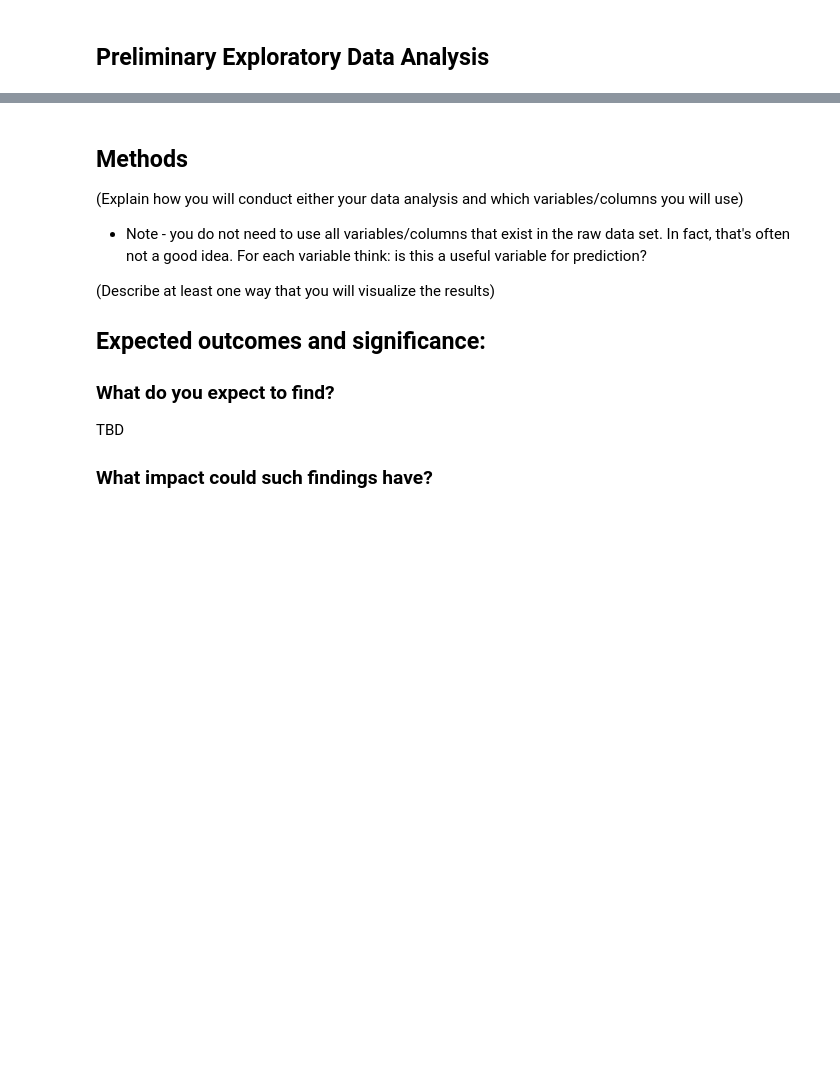
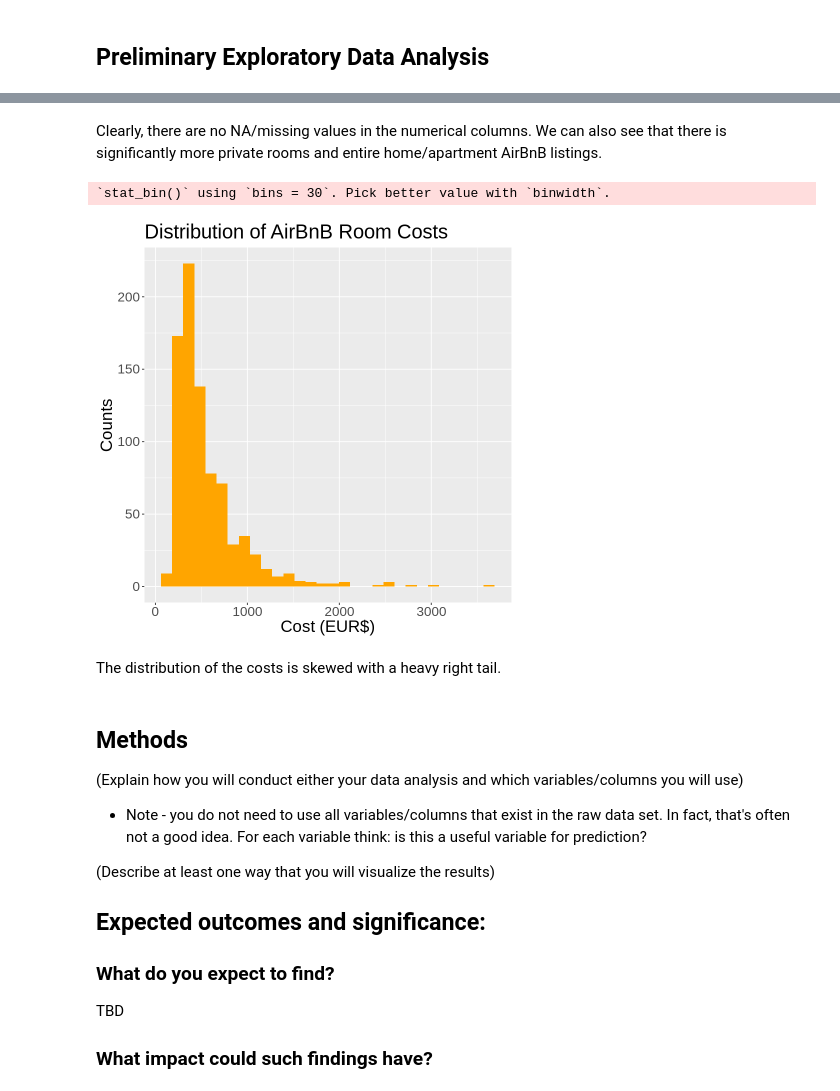
Before and after one commit to Z0rb14n/DSCI-100-Project, a Jupyter notebook: ProjectProposal.ipynb, the cells around one changed output, grey strips where cells are left out. Drawn from its saved outputs; the diff is of its cells as text; code cells hidden in the pictures; blank space fills up the shorter version.

Commit message:
Table/Plot

```diff
--- a/ProjectProposal.ipynb
+++ b/ProjectProposal.ipynb
@@ -23,7 +40,7 @@ ERROR: Error in open.connection(structure(5L, class = c("curl", "connection"), c
 amsterdam_weekdays_clean <- amsterdam_weekdays |>
     select(-1) |>
 # according to https://zenodo.org/record/4446043#.Y9Y9ENJBwUE these columns are dummies:
-    select(-room_private, -room_shared, -host_is_superhost, -multi, -biz) |>
+    select(-room_private, -room_shared) |>
 # apparently these are already scaled to [0,100] - drop the duplicate
     select(-attr_index, -rest_index) |>
     mutate(room_type = as_factor(room_type)) |>
@@ -43 +77,5 @@ ERROR: Error in select(amsterdam_weekdays, -1): object 'amsterdam_weekdays' not
+# %%
+amsterdam_weekdays_split <- initial_split(amsterdam_weekdays_clean, prop = 0.75, strata = room_type)
+amsterdam_weekdays_training <- training(amsterdam_weekdays_split)
+amsterdam_weekdays_testing <- testing(amsterdam_weekdays_split)
 # %%
@@ -45,5 +101,15 @@ ERROR: Error in select(amsterdam_weekdays, -1): object 'amsterdam_weekdays' not
+# %% [markdown]
+Clearly, there are no NA/missing values in the numerical columns. We can also see that there is significantly more private rooms and entire home/apartment AirBnB listings.
 # %%
-# Visualize training data
+ggplot(amsterdam_weekdays_training, aes(x=cost)) +
+    geom_histogram(fill="orange") +
+    labs(x="Cost (EUR$)", y="Counts", title="Distribution of AirBnB Room Costs") +
+    theme(text = element_text(size = 20))
+# %% [output]
+`stat_bin()` using `bins = 30`. Pick better value with `binwidth`.
+[figure, added]
+# %% [markdown]
+The distribution of the costs is skewed with a heavy right tail.
 # %% [markdown]
 ## Methods
 (Explain how you will conduct either your data analysis and which variables/columns you will use)
```
Also changed, not shown: parts of 3 cells of this notebook.
